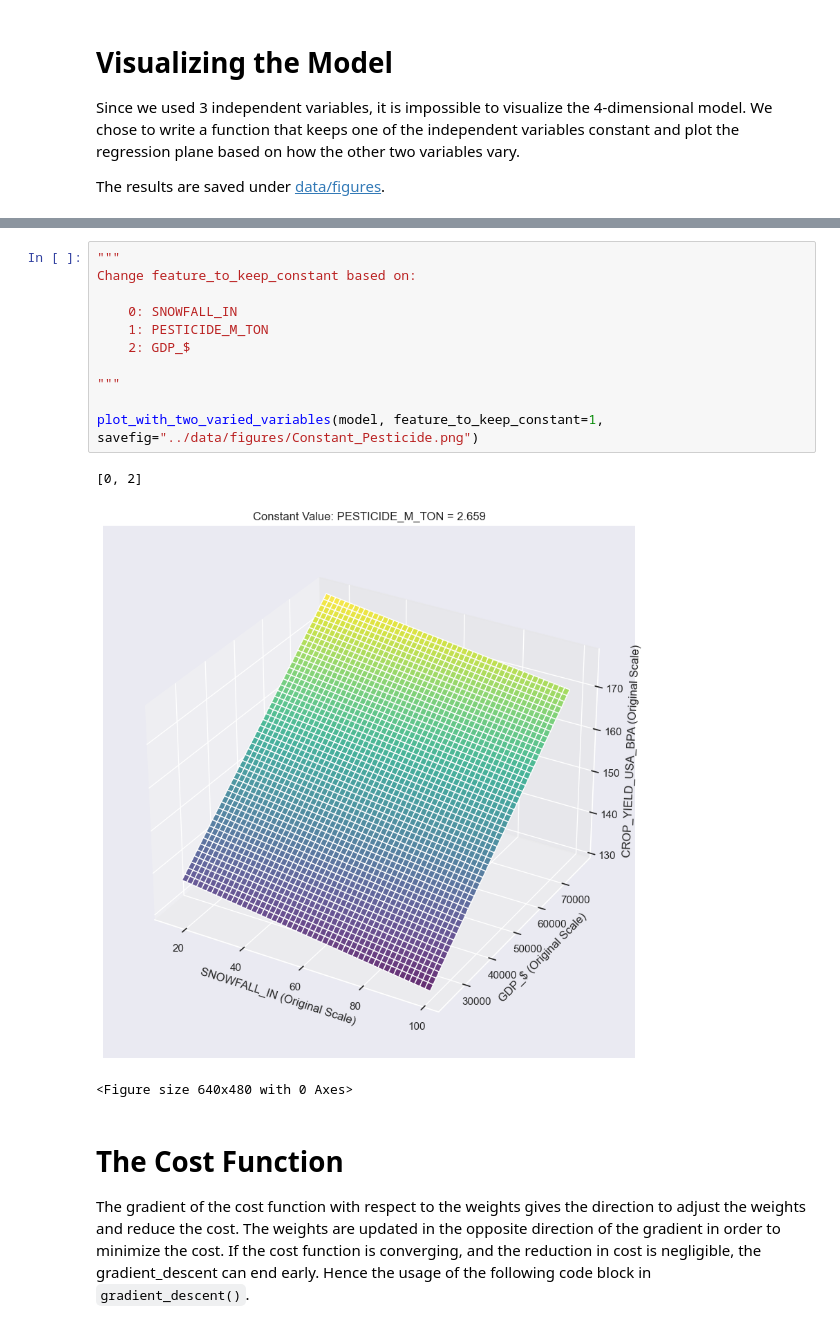
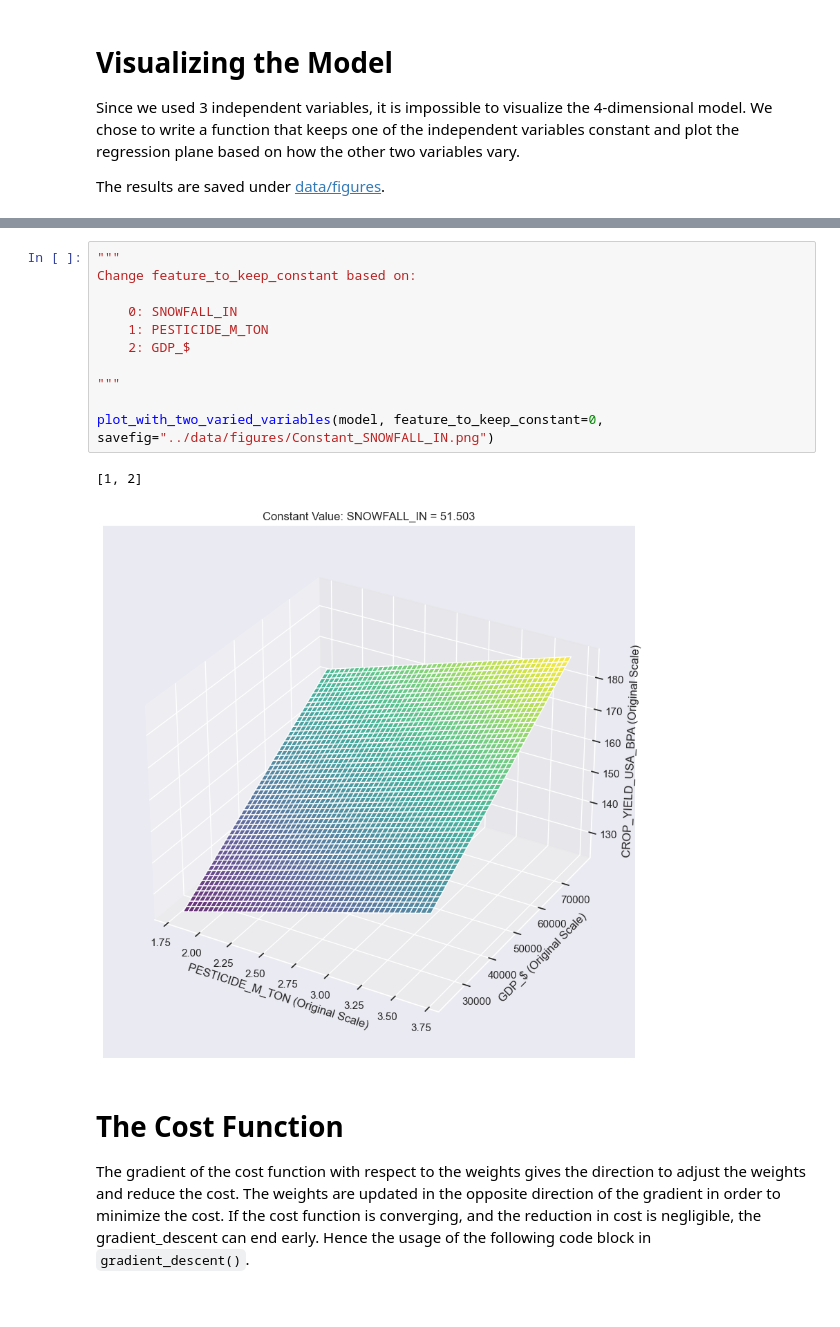
Before and after one commit to Aryanaut/DTP3_CropYield, a Jupyter notebook: src/main.ipynb, the cells around one changed output, grey strips where cells are left out. Cells and saved outputs as stored; diff of their text form.

Commit message:
updated saved figures

```diff
--- a/src/main.ipynb
+++ b/src/main.ipynb
@@ -322,18 +320,17 @@ def plot_with_two_varied_variables(model: MVF, feature_to_keep_constant, constan
 # %%
 """
 Change feature_to_keep_constant based on:
 
     0: SNOWFALL_IN
     1: PESTICIDE_M_TON
     2: GDP_$
 
 """
 
-plot_with_two_varied_variables(model, feature_to_keep_constant=1, savefig="../data/figures/Constant_Pesticide.png")
+plot_with_two_varied_variables(model, feature_to_keep_constant=0, savefig="../data/figures/Constant_SNOWFALL_IN.png")
 # %% [output]
-[0, 2]
+[1, 2]
-[figure, old version]
+[figure, new version]
-<Figure size 640x480 with 0 Axes>
 # %% [markdown]
 # The Cost Function
 
```
Also changed, not shown: parts of 1 cell of this notebook, 3 other files.
